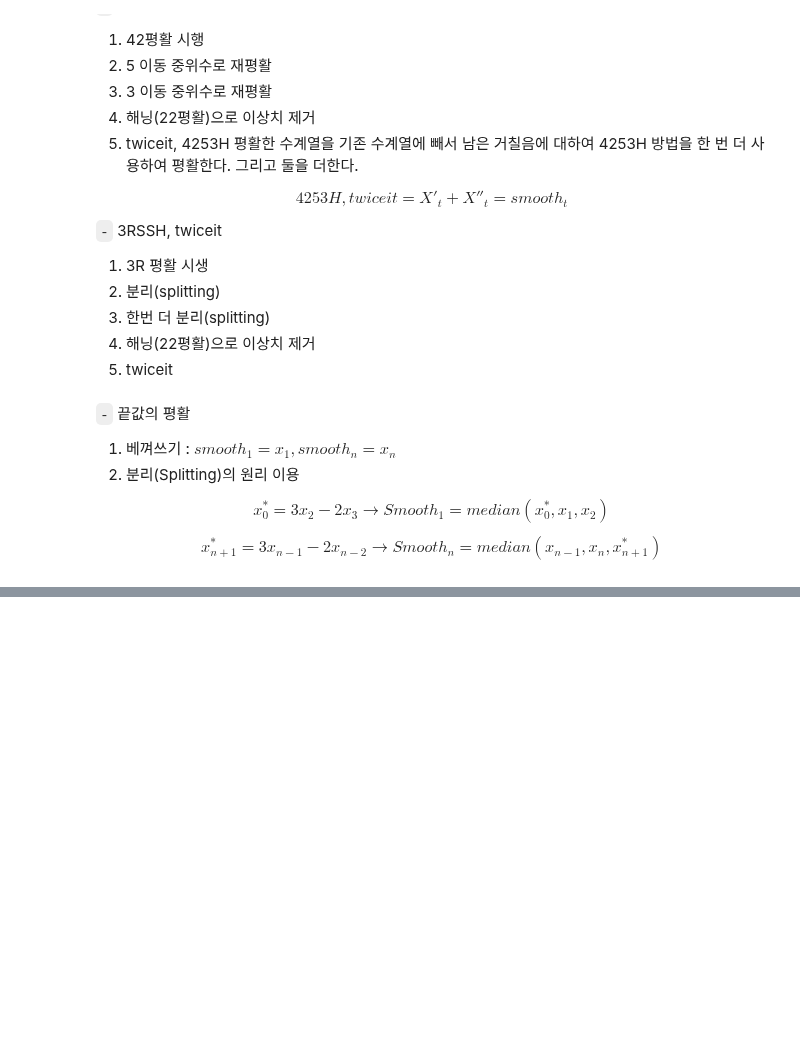
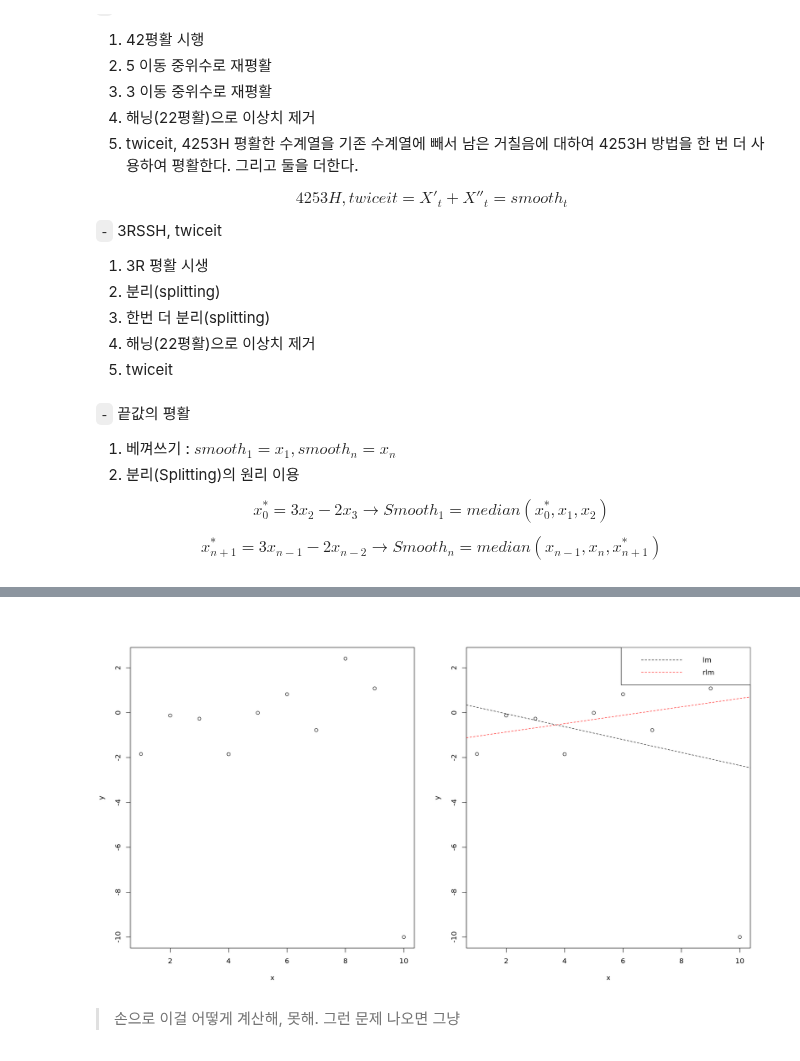
Before and after one commit to HollyRiver/R, a Jupyter notebook: EDA/code assemble.ipynb, the cells around one changed output, grey strips where cells are left out. Drawn from its saved outputs; the diff is of its cells as text; code cells hidden in the pictures; blank space fills up the shorter version.

```diff
--- a/EDA/code assemble.ipynb
+++ b/EDA/code assemble.ipynb
@@ -102,0 +233,23 @@ smooth(x, kind = "3RS3R", twiceit = TRUE,  ## 3RS3R, 3RSS, 3RSR, 3R, 3, S
+# %%
+set.seed(1234567)
+x = seq(1, 10)
+y = -2.5 + 0.5*x + rnorm(10, 0, 1)
+y[10] = -10
+# %%
+options(repr.plot.width = 16, repr.plot.height = 9)
+par(mfcol = c(1, 2))
+
+
+library(MASS)
+m0 <- lm(y~x)
+m1 <- rlm(y~x)
+
+plot(y~x)
+plot(y~x)
+abline(m0, lty = 2)
+abline(m1, lty = 2, col = 'red')
+legend(x = "topright", legend = c('lm', 'rlm'), col = c('black', 'red'), lty = 2)
+# %% [output]
+[figure, added]
+# %% [markdown]
+> 손으로 이걸 어떻게 계산해, 못해. 그런 문제 나오면 그냥
```
Also changed, not shown: parts of 35 cells of this notebook, 1 other file.
